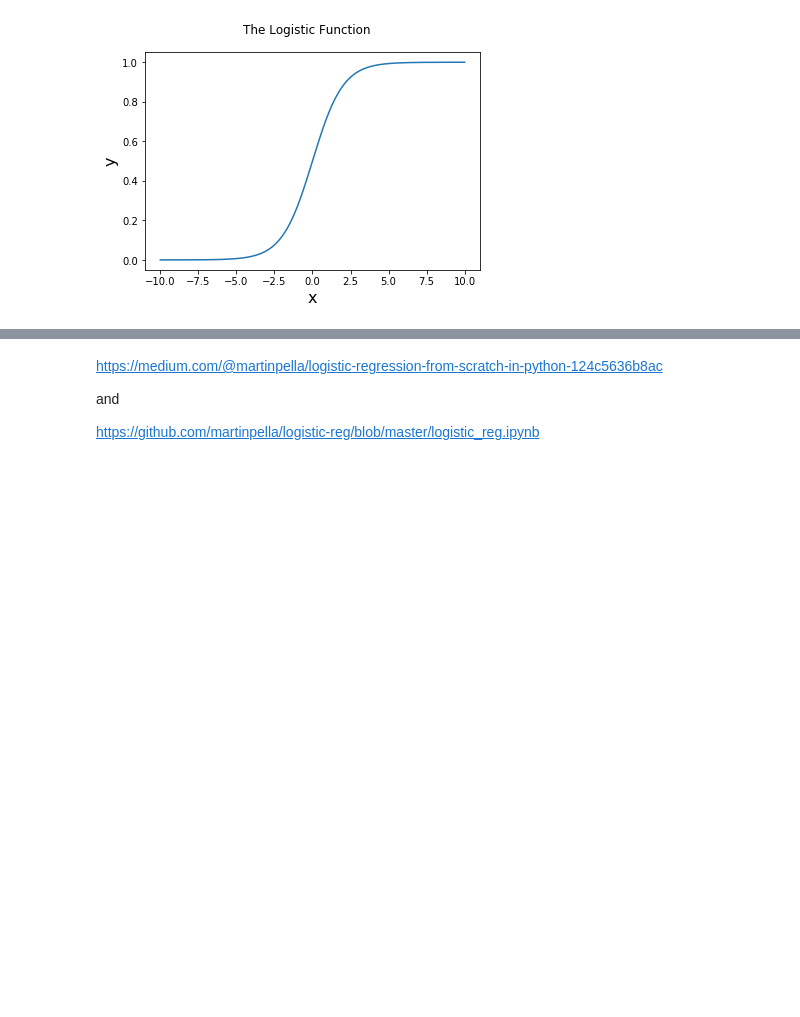
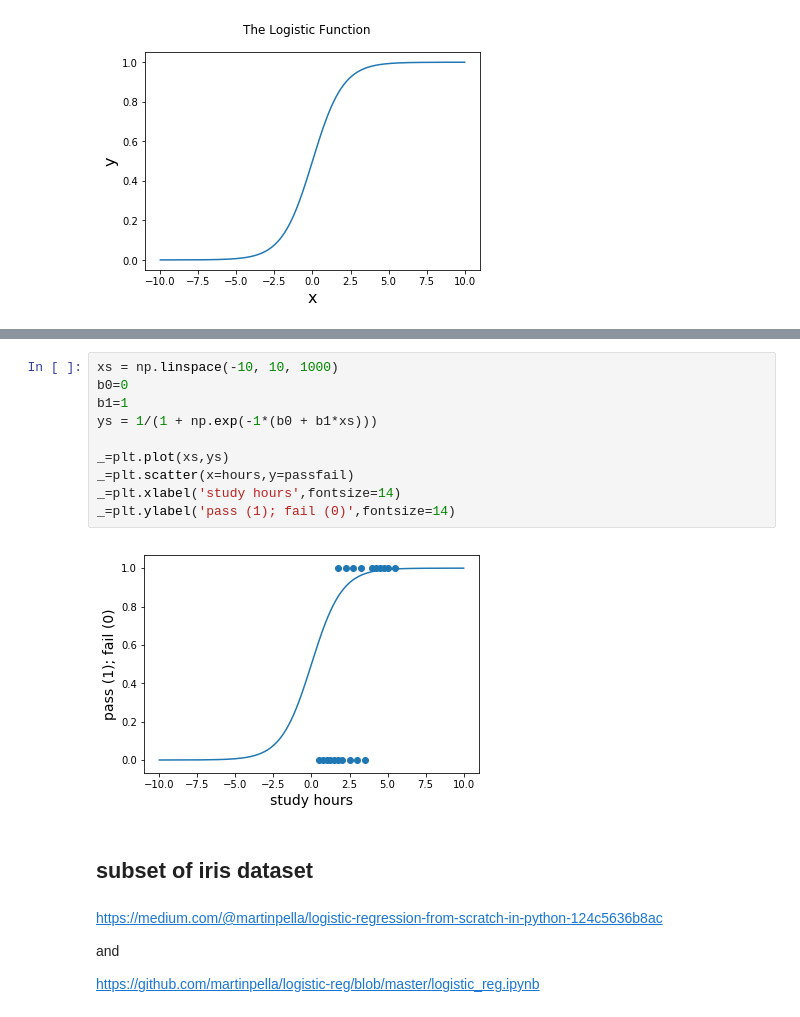
Before and after one commit to umbcdata601/fall2018, a Jupyter notebook: jupyter_notebooks/week4_regression/logistic regression.ipynb, the cells around one changed output, grey strips where cells are left out. Drawn from its saved outputs; the diff is of its cells as text; blank space fills up the shorter version.

```diff
--- a/jupyter_notebooks/week4_regression/logistic regression.ipynb
+++ b/jupyter_notebooks/week4_regression/logistic regression.ipynb
@@ -32,3 +77,17 @@ plt.show()
+# %%
+xs = np.linspace(-10, 10, 1000)
+b0=0
+b1=1
+ys = 1/(1 + np.exp(-1*(b0 + b1*xs)))
+
+_=plt.plot(xs,ys)
+_=plt.scatter(x=hours,y=passfail)
+_=plt.xlabel('study hours',fontsize=14)
+_=plt.ylabel('pass (1); fail (0)',fontsize=14)
+# %% [output]
+[figure, added]
+# %% [markdown]
+## subset of iris dataset
 # %% [markdown]
 https://medium.com/@martinpella/logistic-regression-from-scratch-in-python-124c5636b8ac
 
```
Also changed, not shown: parts of 5 cells of this notebook, 2 other files.
